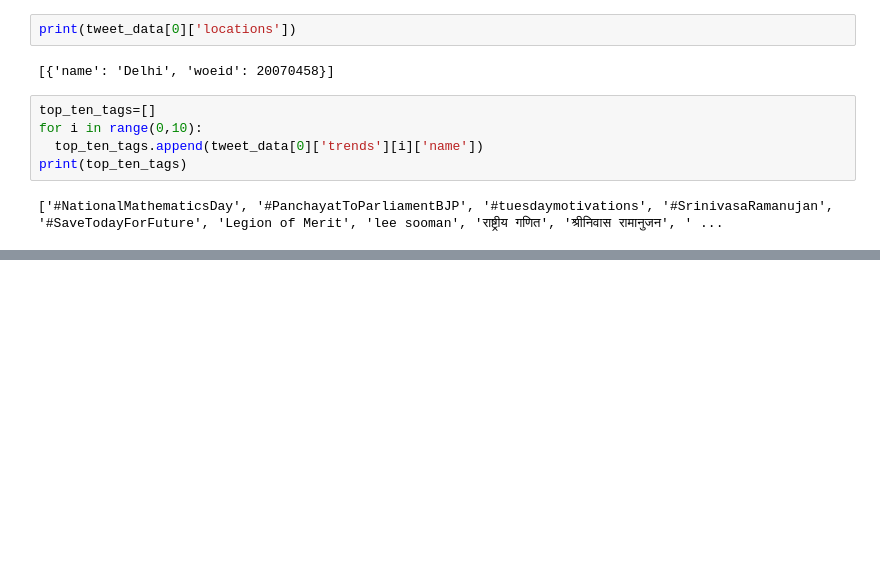
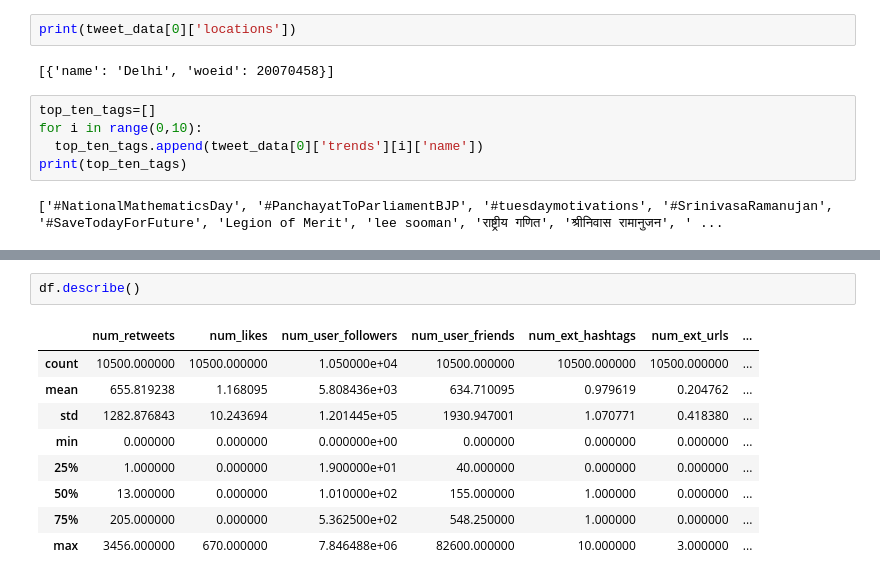
Before and after one commit to anmolagarwal999/Precog_Recruitment_Tasks, a Jupyter notebook: Task_2/tweet_task.ipynb, the cells around one changed output, grey strips where cells are left out. Cells and saved outputs as stored; diff of their text form; blank space fills up the shorter version.

```diff
--- a/Task_2/tweet_task.ipynb
+++ b/Task_2/tweet_task.ipynb
@@ -105,0 +492,12 @@ print(top_ten_tags)
+# %%
+df.describe()
+# %% [output]
+|  | num_retweets | num_likes | num_user_followers | num_user_friends | num_ext_hashtags | num_ext_urls | ... |
+| count | 10500.000000 | 10500.000000 | 1.050000e+04 | 10500.000000 | 10500.000000 | 10500.000000 | ... |
+| mean | 655.819238 | 1.168095 | 5.808436e+03 | 634.710095 | 0.979619 | 0.204762 | ... |
+| std | 1282.876843 | 10.243694 | 1.201445e+05 | 1930.947001 | 1.070771 | 0.418380 | ... |
+| min | 0.000000 | 0.000000 | 0.000000e+00 | 0.000000 | 0.000000 | 0.000000 | ... |
+| 25% | 1.000000 | 0.000000 | 1.900000e+01 | 40.000000 | 0.000000 | 0.000000 | ... |
+| 50% | 13.000000 | 0.000000 | 1.010000e+02 | 155.000000 | 1.000000 | 0.000000 | ... |
+| 75% | 205.000000 | 0.000000 | 5.362500e+02 | 548.250000 | 1.000000 | 0.000000 | ... |
+| max | 3456.000000 | 670.000000 | 7.846488e+06 | 82600.000000 | 10.000000 | 3.000000 | ... |
```
Also changed, not shown: parts of 45 cells of this notebook.
